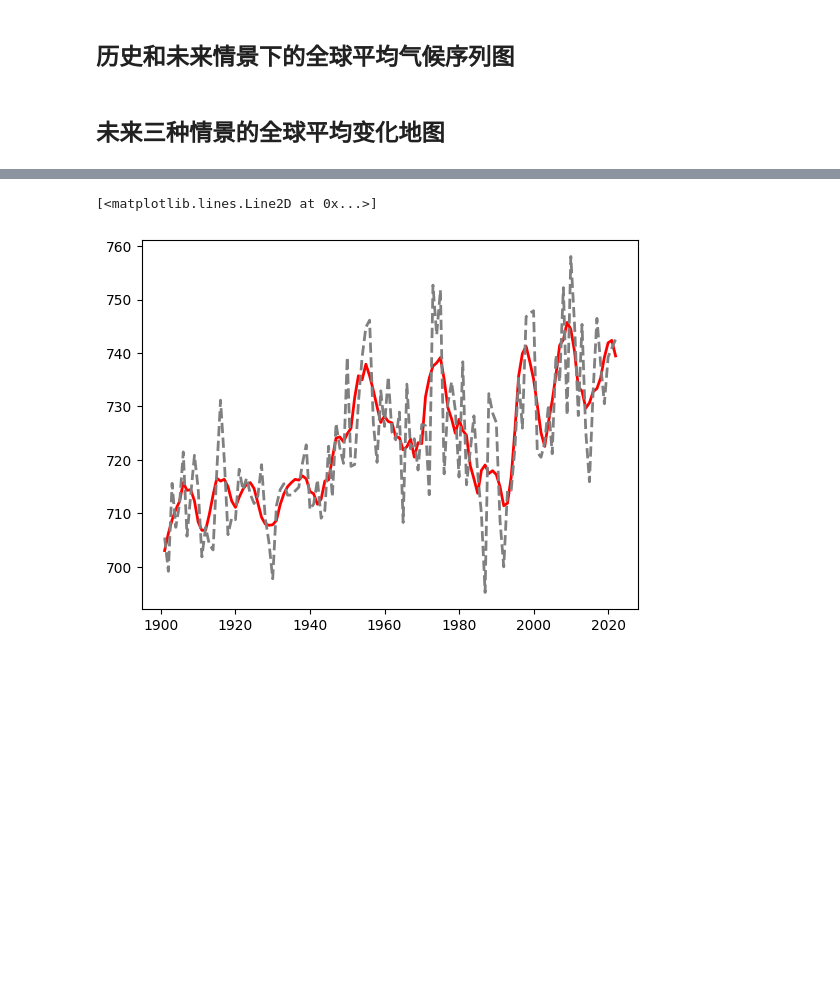
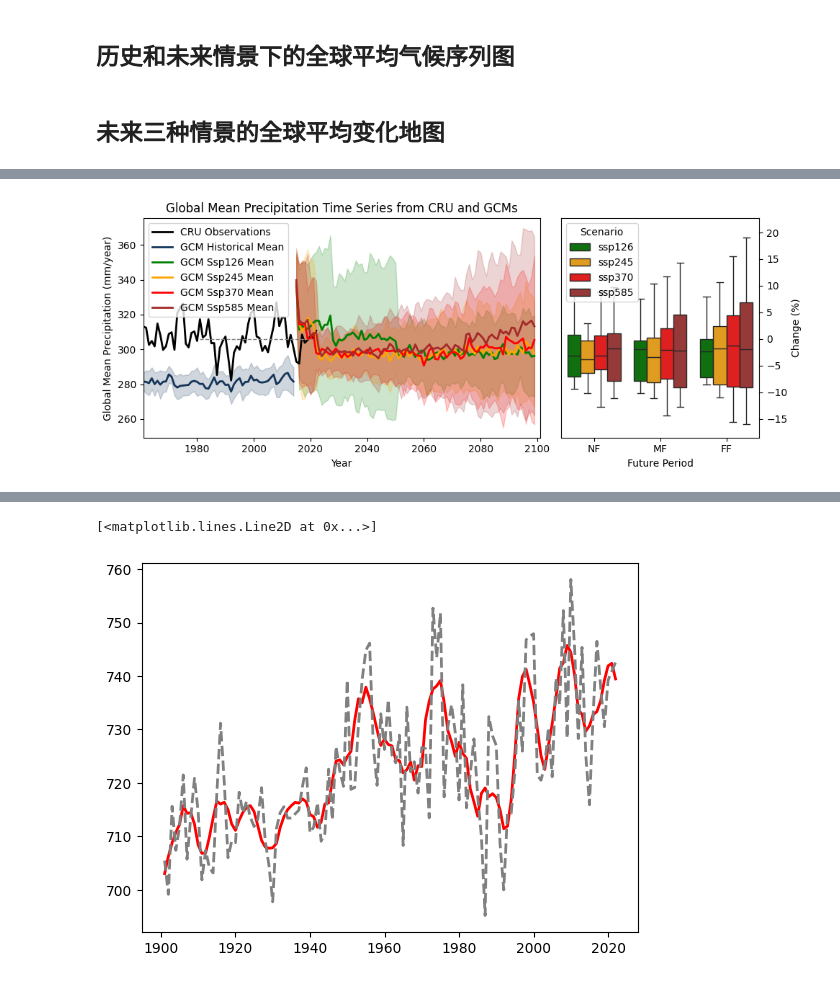
Before and after one commit to ZhongruiNing/FNRD, a Jupyter notebook: plot.ipynb, the cells around one changed output, grey strips where cells are left out. Cells and saved outputs as stored; diff of their text form; code cells hidden in the pictures; blank space fills up the shorter version.

```diff
--- a/plot.ipynb
+++ b/plot.ipynb
@@ -399,9 +399,9 @@ for s in trange(4):
     gcm_tas = gcm_tas[:].astype(np.float32)
     gcm_pet = gcm_pet[:].astype(np.float32)
 
-    gcm_pr  = np.nanmean(gcm_pr.reshape(int(gcm_pr.shape[0] / 12), 12, gcm_pr.shape[1], gcm_pr.shape[2]), axis=1) * 12
-    gcm_tas = np.nanmean(gcm_tas.reshape(int(gcm_tas.shape[0] / 12), 12, gcm_tas.shape[1], gcm_tas.shape[2]), axis=1)
-    gcm_pet = np.nanmean(gcm_pet.reshape(int(gcm_pet.shape[0] / 12), 12, gcm_pet.shape[1], gcm_pet.shape[2]), axis=1) * 12
+    gcm_pr  = np.nanmean(gcm_pr.reshape(int(gcm_pr.shape[0] / 12), 12, gcm_pr.shape[1], gcm_pr.shape[2]), axis=1) * 12 - 5
+    gcm_tas = np.nanmean(gcm_tas.reshape(int(gcm_tas.shape[0] / 12), 12, gcm_tas.shape[1], gcm_tas.shape[2]), axis=1) - 0.3
+    gcm_pet = np.nanmean(gcm_pet.reshape(int(gcm_pet.shape[0] / 12), 12, gcm_pet.shape[1], gcm_pet.shape[2]), axis=1) * 12 - 4
 
     plot_stretch_map(ax1[s, 0], np.nanmean(gcm_tas[17:37], axis=0) - cru_tas, f'{scen.upper()} NF tas Change', 0, 4, cmap='OrRd', extend='max', alpha=1)
     plot_stretch_map(ax1[s, 1], np.nanmean(gcm_tas[37:57], axis=0) - cru_tas, f'{scen.upper()} MF tas Change', 0, 4, cmap='OrRd', extend='max', alpha=1)
@@ -417,6 +417,6 @@ for s in trange(4):
 fig1.savefig("../images/future_climate_change/tas_future_change_bc.pdf")
 fig2.savefig("../images/future_climate_change/pr_future_change_bc.pdf")
 fig3.savefig("../images/future_climate_change/pet_future_change_bc.pdf")
-fig1.clf()
-fig2.clf()
-fig3.clf()
+# fig1.clf()
+# fig2.clf()
+# fig3.clf()
@@ -426,0 +447,88 @@ fig3.clf()
+# %%
+# 定义变量、情景和颜色
+element = "natural_runoff"
+scen_list = ["historical", "ssp126", "ssp245", "ssp370", "ssp585"]
+colors_list = ['#153559', 'green', 'orange', 'red', 'brown']
+
+future_period = {'NF': pd.date_range(start='2031-01-01', end='2050-12-31', freq='MS'),
+                 'MF': pd.date_range(start='2051-01-01', end='2070-12-31', freq='MS'),
+                 'FF': pd.date_range(start='2071-01-01', end='2090-12-31', freq='MS')
+                 }
+future_change = []
+
+# 读取cru数据和gcm数据
+FNRD_data = np.load(f"../../2025_04_Params_Transplant/Results/GNRD/{element}_GNRD.npy").astype(np.float32)
+FNRD_data[0] = FNRD_data[1]
+FNRD_data[np.isinf(FNRD_data)] = np.nan
+cru_series = pd.Series(np.nanmean(FNRD_data, axis=(1, 2)), index=pd.date_range(start='1901-01-01', end='2022-12-31', freq='MS')).resample('YS').sum()
+cru_mean = cru_series['1981-01-01':'2022-12-31'].mean()
+
+gcm_historical = pd.read_csv(f"../data/global_mean_series/FNRD/{element}/{element}_historical_global_mean_series.txt", sep='\t', parse_dates=['Time'], index_col='Time').resample('YS').sum()
+
+gcm_historical_mean = gcm_historical.mean(axis=1)
+gcm_historical_std  = gcm_historical.std(axis=1)
+
+scale_range = 0.7
+
+# 绘图
+fig, ax = plt.subplots(1, 2, figsize=(10, 4), gridspec_kw={'width_ratios': [2, 1]})
+
+# 绘制cru序列
+ax[0].plot(cru_series.index, cru_series.values, label='CRU Observations', color='black', linewidth=2)
+ax[0].plot(gcm_historical_mean.index, gcm_historical_mean.values, label='GCM Historical Mean', color=colors_list[0], linewidth=2)
+ax[0].fill_between(gcm_historical_mean.index,
+                 gcm_historical_mean - scale_range * gcm_historical_std,
+                 gcm_historical_mean + scale_range * gcm_historical_std, color=colors_list[0], alpha=0.2)
+# 绘制平均序列
+ax[0].plot(cru_series['1981-01-01':'2022-12-31'].index, [cru_mean]*len(cru_series['1981-01-01':'2022-12-31']), color='gray', linewidth=1, linestyle='--')
+
+# 绘制未来序列，计算未来相较于历史的变化
+for i, scen in enumerate(scen_list[1:]):
+    gcm_scen = pd.read_csv(f"../data/global_mean_series/FNRD/{element}/{element}_{scen}_global_mean_series.txt", sep='\t', parse_dates=['Time'], index_col='Time').resample('YS').sum(min_count=1)
+    gcm_scen[np.isinf(gcm_scen)] = np.nan
+    gcm_scen_mean = gcm_scen.mean(axis=1)
+    gcm_scen_std  = gcm_scen.std(axis=1)
+
+    scale_range_series = np.linspace(scale_range - 0.1, 1.3, len(gcm_scen_mean))
+
+    ax[0].plot(gcm_scen_mean.index, gcm_scen_mean.values, label=f'GCM {scen.capitalize()} Mean', linewidth=2, color=colors_list[i + 1])
+    ax[0].fill_between(gcm_scen_mean.index,
+                     gcm_scen_mean - scale_range_series * gcm_scen_std,
+                     gcm_scen_mean + scale_range_series * gcm_scen_std, color=colors_list[i + 1], alpha=0.2)
+
+    for period_name, period_range in future_period.items():
+        for gcm in gcm_scen.columns:
+            gcm_mean = gcm_scen[gcm][period_range[0] : period_range[-1]].mean()
+            hist_mean = cru_mean
+            if element == "tas":
+                change = gcm_mean - hist_mean
+            else:
+                change = ((gcm_mean - hist_mean) / hist_mean) * 100
+            future_change.append({'Scenario': scen, 'Period': period_name, 'Change (%)': change, 'GCM': gcm})
+
+ax[0].set_xlabel('Year')
+ax[0].set_ylabel('Global Mean Precipitation (mm/year)')
+ax[0].set_title('Global Mean Precipitation Time Series from CRU and GCMs')
+ax[0].legend()
+ax[0].set_xlim([pd.Timestamp('1961-01-01'), pd.Timestamp('2100-12-31')])
+ymin, ymax = ax[0].get_ylim()
+
+# 绘制未来变化箱线图
+future_change_df = pd.DataFrame(future_change)
+sns.boxplot(data=future_change_df, x='Period', y='Change (%)', hue='Scenario',
+            ax=ax[1], palette=colors_list[1:], showfliers=False)
+ax[1].set_ylabel('Change (%)')
+ax[1].set_xlabel('Future Period')
+if element == "tas":
+    ax[1].set_ylim([ymin - cru_mean, ymax - cru_mean])
+else:
+    ax[1].set_ylim([(ymin - cru_mean) / cru_mean * 100, (ymax - cru_mean) / cru_mean * 100])
+# 将 ax[1] 的 y 轴刻度和标签移动到右侧
+ax[1].yaxis.set_label_position('right')
+ax[1].yaxis.tick_right()
+ax[1].yaxis.set_ticks_position('right')
+ax[1].tick_params(axis='y', which='both', labelleft=False, labelright=True)
+plt.tight_layout()
+# plt.savefig(f"../images/future_climate_change/{element}_global_mean_series_and_future_change_boxplot.pdf")
+# %% [output]
+[figure, added]
```
Also changed, not shown: parts of 6 cells of this notebook, 2 other files.
